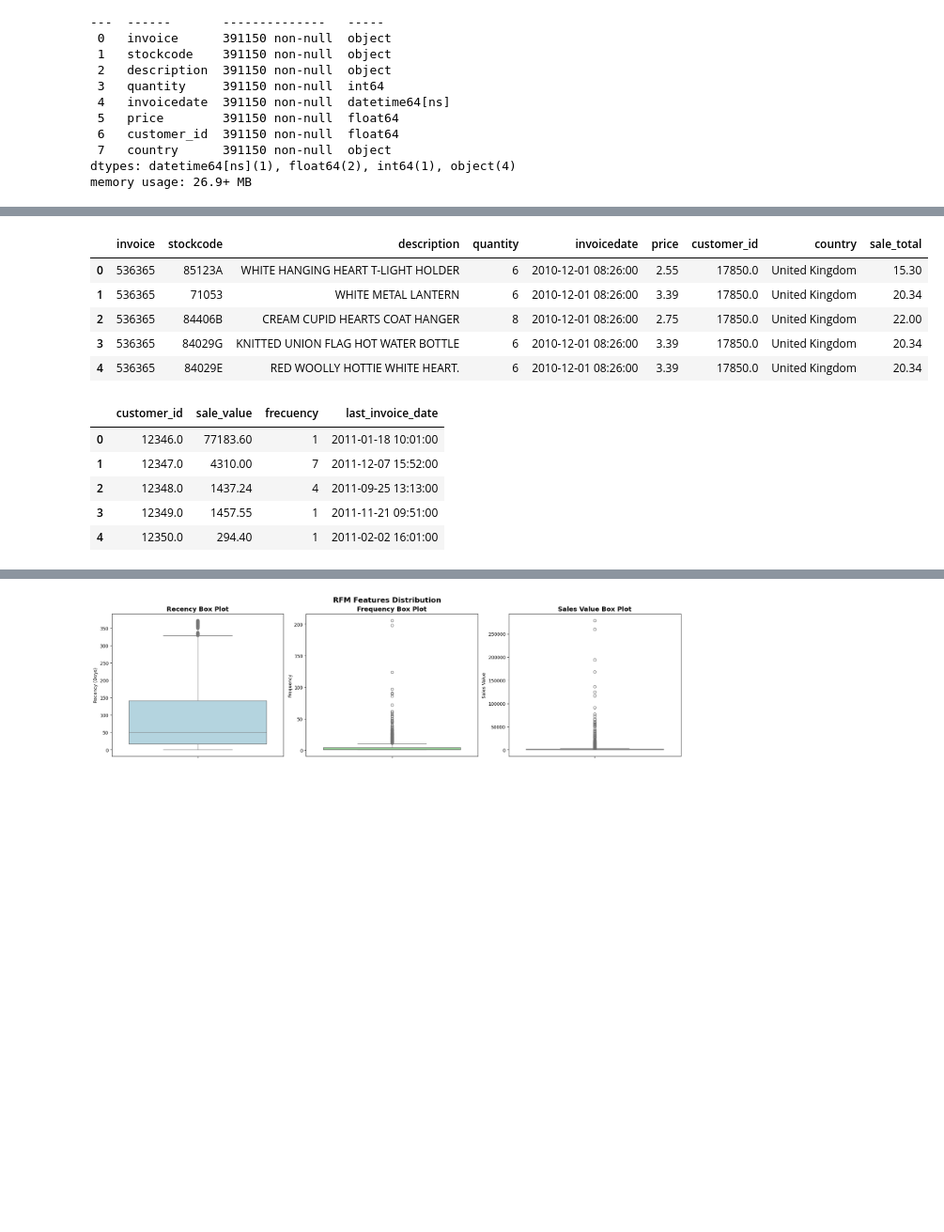
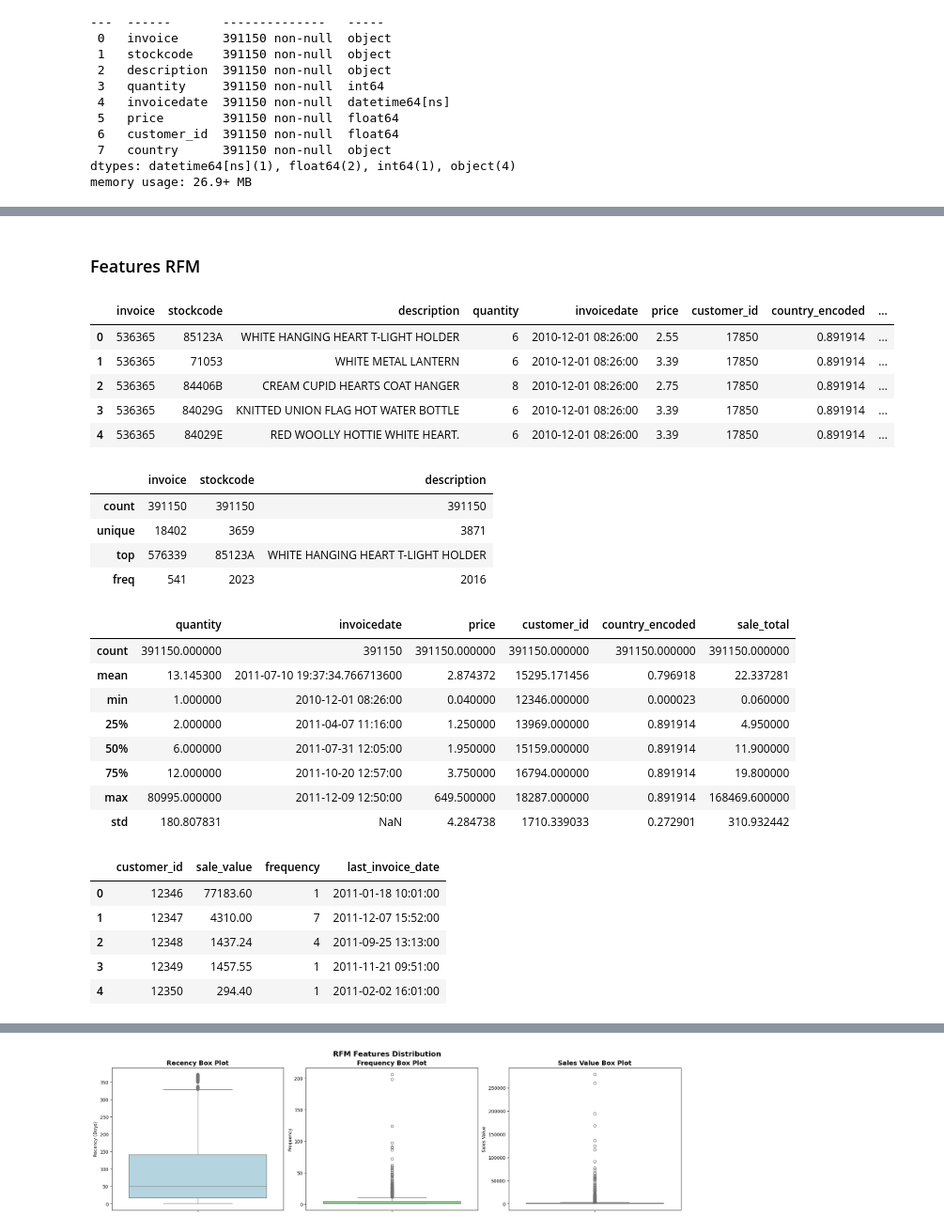
Before and after one commit to CaballeroRAR/ds_projects_collabs, a Jupyter notebook: 1-cluster_retail_uci/notebook/cluster_retail.ipynb, the cells around one changed output, grey strips where cells are left out. Shown at 94% size. Drawn from its saved outputs; the diff is of its cells as text; code cells hidden in the pictures; blank space fills up the shorter version.

```diff
--- a/1-cluster_retail_uci/notebook/cluster_retail.ipynb
+++ b/1-cluster_retail_uci/notebook/cluster_retail.ipynb
@@ -598,0 +607,6 @@ Number of abnormal stockcodes in cleaned dataframe: 32873
+# %%
+# Ensure 'country' column is of type string
+# df_fe = df_column_to_string(df_fe, 'country') # Output: 'country' is string!
+df_fe, country_map = mean_encoder(df_fe, 'country', True) # Save country map for later
+
+df_fe.head()
@@ -598,0 +622,4 @@ Number of abnormal stockcodes in cleaned dataframe: 32873
+# %%
+# To int
+df_fe['customer_id'] = df_fe['customer_id'].astype(int)
+df_fe.info()
@@ -599,25 +642,44 @@ Number of abnormal stockcodes in cleaned dataframe: 32873
+# %% [markdown]
+### Features RFM
 # %%
 df_fe['sale_total'] = df_fe['quantity'] * df_fe['price'] # Creates new column 'sale_total' that is the product of 'quantity' and 'price' columns
-df_fe.head()
+display(df_fe.head())
+display(df_fe.describe(include=['O']))
+display(df_fe.describe())
 # %% [output]
-|  | invoice | stockcode | description | quantity | invoicedate | price | customer_id | country | sale_total |
-| 0 | 536365 | 85123A | WHITE HANGING HEART T-LIGHT HOLDER | 6 | 2010-12-01 08:26:00 | 2.55 | 17850.0 | United Kingdom | 15.30 |
-| 1 | 536365 | 71053 | WHITE METAL LANTERN | 6 | 2010-12-01 08:26:00 | 3.39 | 17850.0 | United Kingdom | 20.34 |
-| 2 | 536365 | 84406B | CREAM CUPID HEARTS COAT HANGER | 8 | 2010-12-01 08:26:00 | 2.75 | 17850.0 | United Kingdom | 22.00 |
-| 3 | 536365 | 84029G | KNITTED UNION FLAG HOT WATER BOTTLE | 6 | 2010-12-01 08:26:00 | 3.39 | 17850.0 | United Kingdom | 20.34 |
-| 4 | 536365 | 84029E | RED WOOLLY HOTTIE WHITE HEART. | 6 | 2010-12-01 08:26:00 | 3.39 | 17850.0 | United Kingdom | 20.34 |
+|  | invoice | stockcode | description | quantity | invoicedate | price | customer_id | country_encoded | ... |
+| 0 | 536365 | 85123A | WHITE HANGING HEART T-LIGHT HOLDER | 6 | 2010-12-01 08:26:00 | 2.55 | 17850 | 0.891914 | ... |
+| 1 | 536365 | 71053 | WHITE METAL LANTERN | 6 | 2010-12-01 08:26:00 | 3.39 | 17850 | 0.891914 | ... |
+| 2 | 536365 | 84406B | CREAM CUPID HEARTS COAT HANGER | 8 | 2010-12-01 08:26:00 | 2.75 | 17850 | 0.891914 | ... |
+| 3 | 536365 | 84029G | KNITTED UNION FLAG HOT WATER BOTTLE | 6 | 2010-12-01 08:26:00 | 3.39 | 17850 | 0.891914 | ... |
+| 4 | 536365 | 84029E | RED WOOLLY HOTTIE WHITE HEART. | 6 | 2010-12-01 08:26:00 | 3.39 | 17850 | 0.891914 | ... |
+|  | invoice | stockcode | description |
+| count | 391150 | 391150 | 391150 |
+| unique | 18402 | 3659 | 3871 |
+| top | 576339 | 85123A | WHITE HANGING HEART T-LIGHT HOLDER |
+| freq | 541 | 2023 | 2016 |
+|  | quantity | invoicedate | price | customer_id | country_encoded | sale_total |
+| count | 391150.000000 | 391150 | 391150.000000 | 391150.000000 | 391150.000000 | 391150.000000 |
+| mean | 13.145300 | 2011-07-10 19:37:34.766713600 | 2.874372 | 15295.171456 | 0.796918 | 22.337281 |
+| min | 1.000000 | 2010-12-01 08:26:00 | 0.040000 | 12346.000000 | 0.000023 | 0.060000 |
+| 25% | 2.000000 | 2011-04-07 11:16:00 | 1.250000 | 13969.000000 | 0.891914 | 4.950000 |
+| 50% | 6.000000 | 2011-07-31 12:05:00 | 1.950000 | 15159.000000 | 0.891914 | 11.900000 |
+| 75% | 12.000000 | 2011-10-20 12:57:00 | 3.750000 | 16794.000000 | 0.891914 | 19.800000 |
+| max | 80995.000000 | 2011-12-09 12:50:00 | 649.500000 | 18287.000000 | 0.891914 | 168469.600000 |
+| std | 180.807831 | NaN | 4.284738 | 1710.339033 | 0.272901 | 310.932442 |
 # %%
-df_fe = df_fe.groupby(by='customer_id', as_index=False).agg(
-    sale_value=('sale_total','sum'), # Total sales value per customer
-    frecuency=('invoice','nunique'), # Number of unique invoices per customer (how many times has this client purchased)
+df_rfm = df_fe.groupby(by='customer_id', as_index=False).agg(
+    sale_value=('sale_total','sum'), # Total sales value per customer "M"
+    frequency=('invoice','nunique'), # Number of unique invoices per customer (how many times has this client purchased) "F"
     last_invoice_date=('invoicedate','max') # Last invoice date per customer
 )
-df_fe.head()
+
+df_rfm.head()
 # %% [output]
-|  | customer_id | sale_value | frecuency | last_invoice_date |
-| 0 | 12346.0 | 77183.60 | 1 | 2011-01-18 10:01:00 |
-| 1 | 12347.0 | 4310.00 | 7 | 2011-12-07 15:52:00 |
-| 2 | 12348.0 | 1437.24 | 4 | 2011-09-25 13:13:00 |
-| 3 | 12349.0 | 1457.55 | 1 | 2011-11-21 09:51:00 |
-| 4 | 12350.0 | 294.40 | 1 | 2011-02-02 16:01:00 |
+|  | customer_id | sale_value | frequency | last_invoice_date |
+| 0 | 12346 | 77183.60 | 1 | 2011-01-18 10:01:00 |
+| 1 | 12347 | 4310.00 | 7 | 2011-12-07 15:52:00 |
+| 2 | 12348 | 1437.24 | 4 | 2011-09-25 13:13:00 |
+| 3 | 12349 | 1457.55 | 1 | 2011-11-21 09:51:00 |
+| 4 | 12350 | 294.40 | 1 | 2011-02-02 16:01:00 |
 # %%
```
Also changed, not shown: parts of 22 cells of this notebook, 1 other file.
